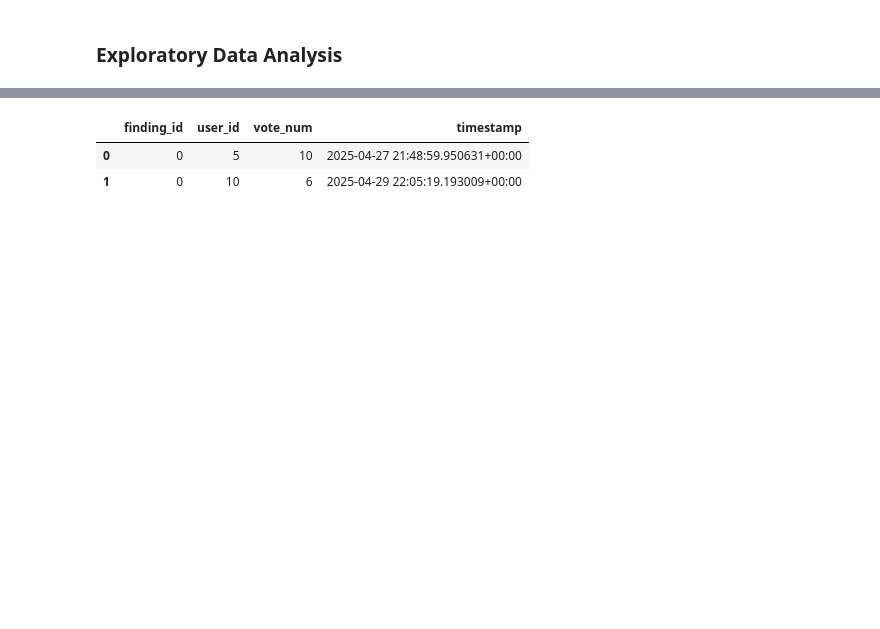
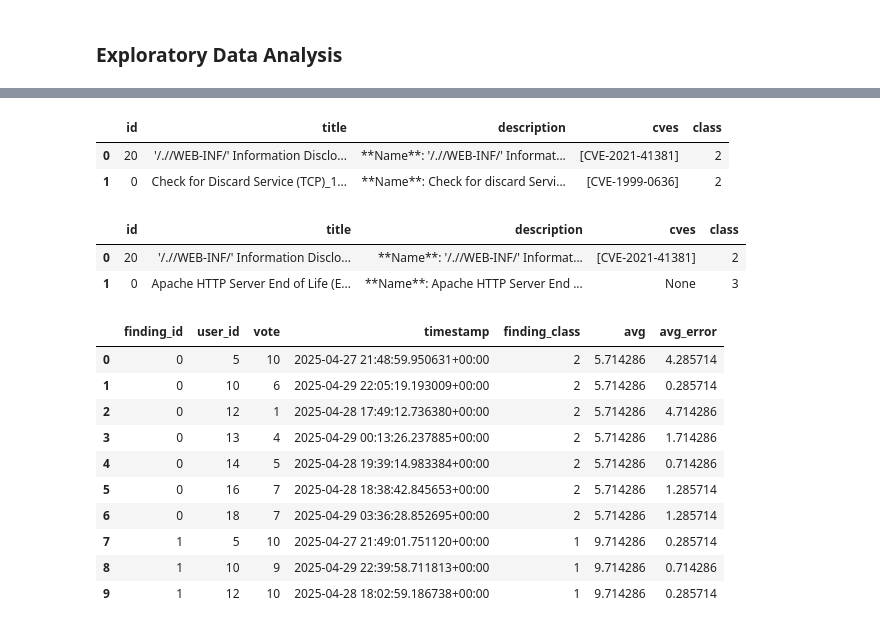
Before and after one commit to TopologyMapping/network-security, a Jupyter notebook: voting_analysis/src/analysis/data_prep.ipynb, the cells around one changed output, grey strips where cells are left out. Cells and saved outputs as stored; diff of their text form; code cells hidden in the pictures; blank space fills up the shorter version.

```diff
--- a/voting_analysis/src/analysis/data_prep.ipynb
+++ b/voting_analysis/src/analysis/data_prep.ipynb
@@ -69,11 +130,64 @@ df_fn.head(2)
+# %%
+IN_KEV = 1
+HAS_CVE = 2
+NO_CVE = 3
+
+def process_finding_df(iter):
+  df = pd.DataFrame(iter)
+  df = df[["id","title","description"]]
+  df["id"] = df["id"] - 1
+  df["cves"] = df["description"].apply(get_cvelist)
+  df["class"] = df["cves"].apply(lambda cve_list: NO_CVE if not cve_list else IN_KEV if any(cve in kev_set for cve in cve_list) else HAS_CVE)
+  return df
+
+df_fn = process_finding_df(fn)
+df_fc = process_finding_df(fc)
+# %%
+df_fn.head(2)
+# %% [output]
+|  | id | title | description | cves | class |
+| 0 | 20 | '/.//WEB-INF/' Information Disclo... | **Name**: '/.//WEB-INF/' Informat... | [CVE-2021-41381] | 2 |
+| 1 | 0 | Check for Discard Service (TCP)_1... | **Name**: Check for discard Servi... | [CVE-1999-0636] | 2 |
+# %%
+df_fc.head(2)
+# %% [output]
+|  | id | title | description | cves | class |
+| 0 | 20 | '/.//WEB-INF/' Information Disclo... | **Name**: '/.//WEB-INF/' Informat... | [CVE-2021-41381] | 2 |
+| 1 | 0 | Apache HTTP Server End of Life (E... | **Name**: Apache HTTP Server End ... | None | 3 |
 # %%
+# NUMERIC VOTES
 df_vn = pd.DataFrame(vn)
+
+# Converting column to numeric
 df_vn["vote_num"] = pd.to_numeric(df_vn["vote_num"])
-df_vn = df_vn.rename(columns={"id": "finding_id"})
+
+# Renaming ambiguous columns
+df_vn = df_vn.rename(columns={"id": "finding_id", "vote_num": "vote"})
+
+# 0-based indexing for findings
+df_vn["finding_id"] = df_vn["finding_id"] - 1
+
+# Adding finding class between IN_KEV, HAS_CVE & NO_CVE
+df_vn["finding_class"] = df_vn.join(df_fn.set_index("id"), on="finding_id")["class"]
+
+# Converting timestamp to pandas datetime
 df_vn["timestamp"] = pd.to_datetime(df_vn["timestamp"], format="ISO8601")
-df_vn["finding_id"] = df_vn["finding_id"] - 1
-df_vn.head(2)
+
+# Setting up avg related metrics
+df_vn["avg"] = df_vn["finding_id"].map(df_vn.groupby("finding_id").agg({"vote": "mean"})["vote"])
+df_vn["avg_error"] = abs(df_vn["vote"] - df_vn["avg"])
+
+
+df_vn.head(10)
 # %% [output]
-|  | finding_id | user_id | vote_num | timestamp |
-| 0 | 0 | 5 | 10 | 2025-04-27 21:48:59.950631+00:00 |
-| 1 | 0 | 10 | 6 | 2025-04-29 22:05:19.193009+00:00 |
+|  | finding_id | user_id | vote | timestamp | finding_class | avg | avg_error |
+| 0 | 0 | 5 | 10 | 2025-04-27 21:48:59.950631+00:00 | 2 | 5.714286 | 4.285714 |
+| 1 | 0 | 10 | 6 | 2025-04-29 22:05:19.193009+00:00 | 2 | 5.714286 | 0.285714 |
+| 2 | 0 | 12 | 1 | 2025-04-28 17:49:12.736380+00:00 | 2 | 5.714286 | 4.714286 |
+| 3 | 0 | 13 | 4 | 2025-04-29 00:13:26.237885+00:00 | 2 | 5.714286 | 1.714286 |
+| 4 | 0 | 14 | 5 | 2025-04-28 19:39:14.983384+00:00 | 2 | 5.714286 | 0.714286 |
+| 5 | 0 | 16 | 7 | 2025-04-28 18:38:42.845653+00:00 | 2 | 5.714286 | 1.285714 |
+| 6 | 0 | 18 | 7 | 2025-04-29 03:36:28.852695+00:00 | 2 | 5.714286 | 1.285714 |
+| 7 | 1 | 5 | 10 | 2025-04-27 21:49:01.751120+00:00 | 1 | 9.714286 | 0.285714 |
+| 8 | 1 | 10 | 9 | 2025-04-29 22:39:58.711813+00:00 | 1 | 9.714286 | 0.714286 |
+| 9 | 1 | 12 | 10 | 2025-04-28 18:02:59.186738+00:00 | 1 | 9.714286 | 0.285714 |
```
Also changed, not shown: parts of 21 cells of this notebook, 6 other files.
